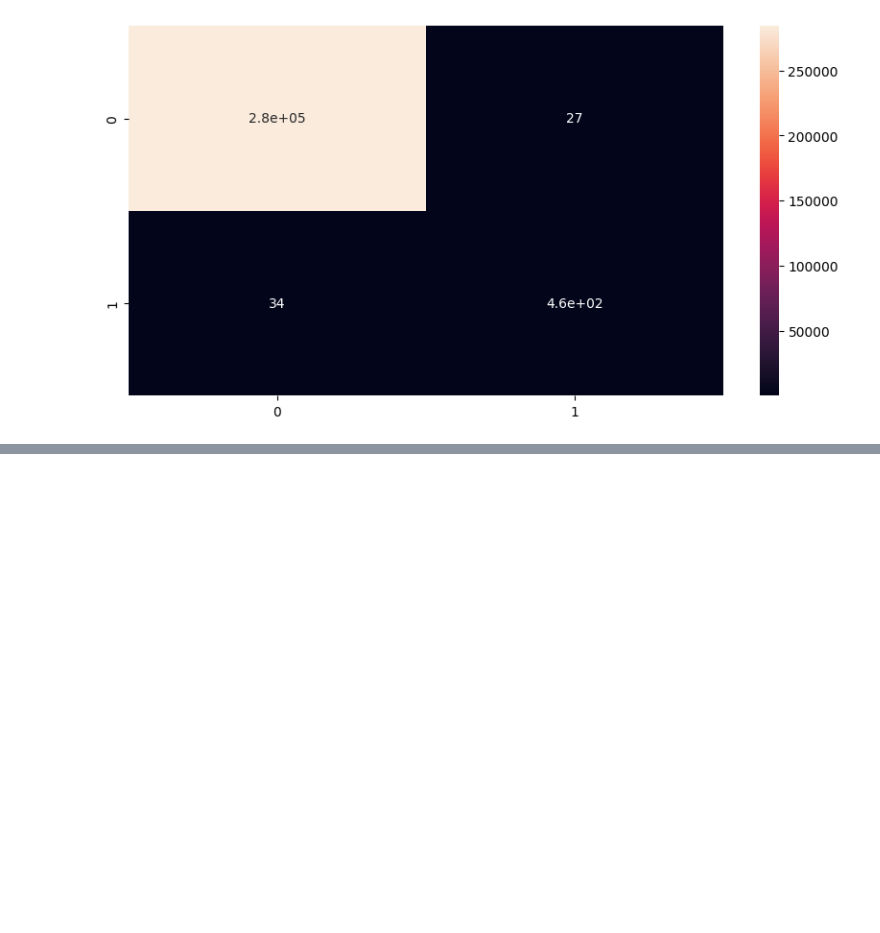
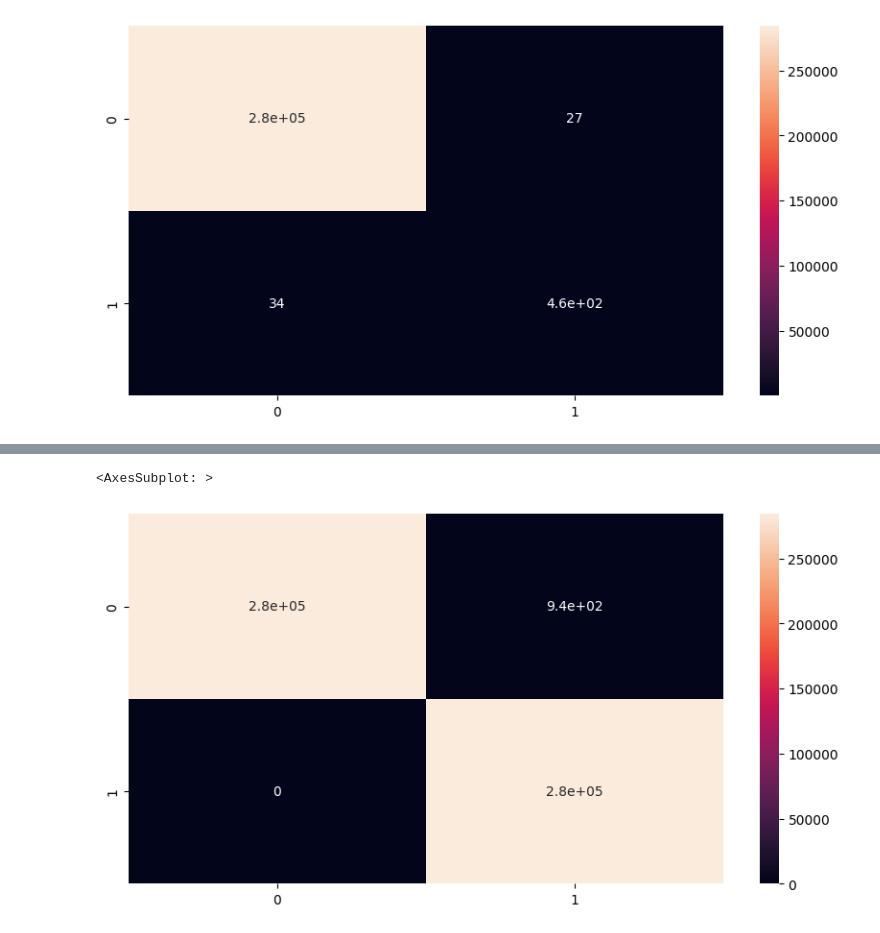
Before and after one commit to Devansh-Gupta-Official/creditcard-fraud-detection, a Jupyter notebook: fraud_detection.ipynb, the cells around one changed output, grey strips where cells are left out. Saved outputs shown, nothing was run; the diff lists cells and outputs as text; code cells hidden in the pictures; blank space fills up the shorter version.

```diff
--- a/fraud_detection.ipynb
+++ b/fraud_detection.ipynb
@@ -236,0 +377,7 @@ sns.heatmap(cm5,annot=True)
+# %%
+#plotting confusion matrix for entire data
+y_predicted_resample = model.predict(X_resample)
+cm_resample = confusion_matrix(y_resample,y_predicted_resample.round())
+plt.figure(figsize=(10,5))
+sns.heatmap(cm_resample,annot=True)
+# %% [output]
@@ -236,0 +385,2 @@ sns.heatmap(cm5,annot=True)
+<AxesSubplot: >
+[figure, added]
```
Also changed, not shown: parts of 26 cells of this notebook.
